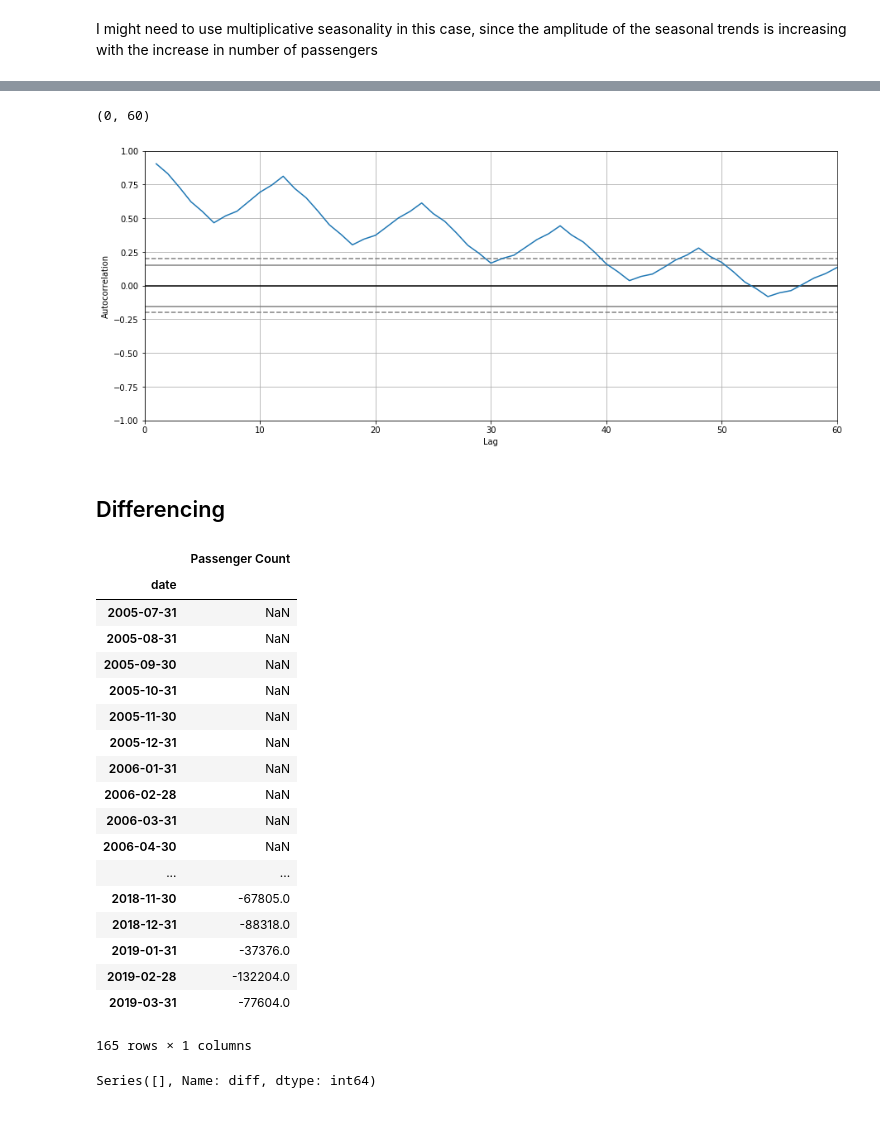
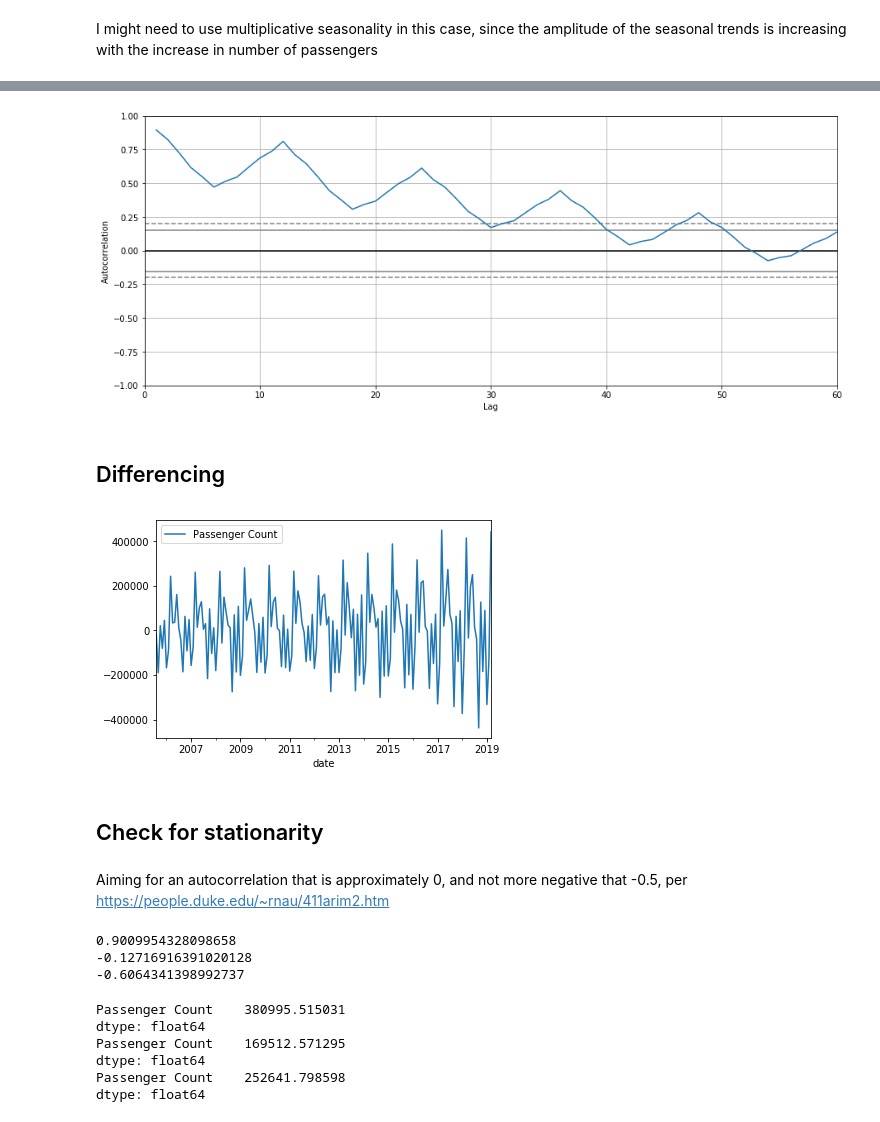
Before and after one commit to Alexandre987/SFO_Time_Series, a Jupyter notebook: Demand_Forecasting.ipynb, the cells around one changed output, grey strips where cells are left out. Saved outputs shown, nothing was run; the diff lists cells and outputs as text; code cells hidden in the pictures.

```diff
--- a/Demand_Forecasting.ipynb
+++ b/Demand_Forecasting.ipynb
@@ -210,44 +198,36 @@ gb_month
 # %%
 # We definitely have autocorrelation - peaking at the 12 month mark and the 1 month mark
 plt.figure(figsize = (15,6))
-pd.plotting.autocorrelation_plot(gb_month)
-plt.xlim(0,60)
+pd.plotting.autocorrelation_plot(enplaned['Passenger Count'])
+plt.xlim(0,60);
 # %% [output]
-(0, 60)
 [figure]
 # %% [markdown]
 ## Differencing
-# %%
-diffs = gb_month.diff(periods=12)
-
-diffs
-# %% [output]
-|  | Passenger Count |
-| date |  |
-| 2005-07-31 | NaN |
-| 2005-08-31 | NaN |
-| 2005-09-30 | NaN |
-| 2005-10-31 | NaN |
-| 2005-11-30 | NaN |
-| 2005-12-31 | NaN |
-| 2006-01-31 | NaN |
-| 2006-02-28 | NaN |
-| 2006-03-31 | NaN |
-| 2006-04-30 | NaN |
-| ... | ... |
-| 2018-11-30 | -67805.0 |
-| 2018-12-31 | -88318.0 |
-| 2019-01-31 | -37376.0 |
-| 2019-02-28 | -132204.0 |
-| 2019-03-31 | -77604.0 |
-165 rows × 1 columns
-# %%
-# Subtract each month's passenger count by the previous year's, and drop the first year of nulls (2005-'06)
-df['diff'] = gb_month.diff(periods=12)
-
-# NOTE: Dropping data from late 2005 and early 2006 here, in order to keep my differencing
-#df.dropna(inplace = True)
-
-df['diff'].value_counts()
-# %% [output]
-Series([], Name: diff, dtype: int64)
+# %%
+enplaned.diff().dropna().plot();
+# %% [output]
+[figure, added]
+# %% [markdown]
+## Check for stationarity
+# %% [markdown]
+Aiming for an autocorrelation that is approximately 0, and not more negative that -0.5, per https://people.duke.edu/~rnau/411arim2.htm
+# %%
+print(enplaned['Passenger Count'].autocorr())
+print(enplaned['Passenger Count'].diff().autocorr()) # Autocorrelation approx == 0
+print(enplaned['Passenger Count'].diff().diff().autocorr())
+# %% [output]
+0.9009954328098658
+-0.12716916391020128
+-0.6064341398992737
+# %%
+print(enplaned.std())
+print(enplaned.diff().std()) # Std is at its lowest
+print(enplaned.diff().diff().std())
+# %% [output]
+Passenger Count    380995.515031
+dtype: float64
+Passenger Count    169512.571295
+dtype: float64
+Passenger Count    252641.798598
+dtype: float64
```
Also changed, not shown: parts of 67 cells of this notebook.
